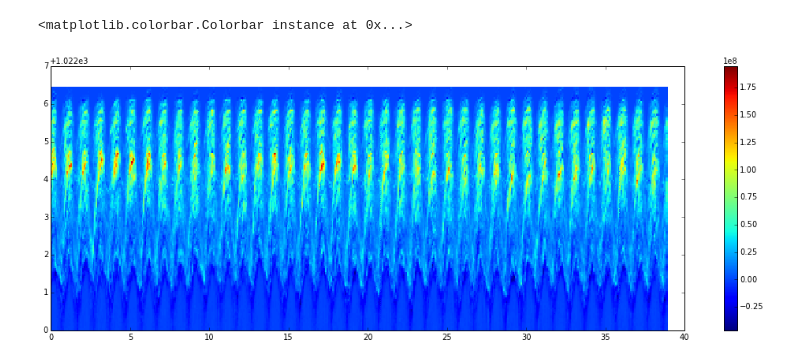
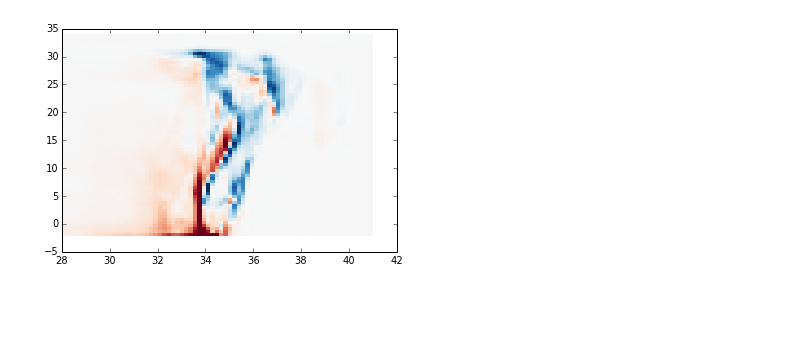
Before and after one commit to rabernat/pop_water_mass, a Jupyter notebook: notebooks/plot_transformation_rates.ipynb, the cells around one changed output. Saved outputs shown, nothing was run; the diff lists cells and outputs as text; code cells hidden in the pictures; blank space fills up the shorter version.

```diff
--- a/notebooks/plot_transformation_rates.ipynb
+++ b/notebooks/plot_transformation_rates.ipynb
@@ -4,0 +62,5 @@ from matplotlib import pyplot as plt
+# %%
+r = 'so'
+plt.plot(d[r]['rholevs'][1:] - 1000., np.cumsum(A_annmean[r][2]))
+for s in ['jja','djf']:
+    plt.plot(d[r]['rholevs'][1:] - 1000., np.cumsum(A_seasonal[r][s][2]))
@@ -5,7 +89,8 @@ from matplotlib import pyplot as plt
 # %%
-regions = ['natl', 'npac', 'so']
-d = dict()
+expt = 'hconst050'
+regions = ['natl', 'npac', 'so', 'globe']
+dts = dict()
+
 for r in regions:
-    d[r] = np.load('../data/A_%s.npz' % r)
-T = np.arange(d['natl']['A'].shape[0])/12.
-Sv = 1e6
+    dts[r] = np.load('../data/A_TS_%s_%s.npz' % (expt, r))
+T = np.arange(dts['natl']['A'].shape[0])/12.
@@ -20,7 +97,12 @@ plt.plot(d[r]['rholevs'][1:] - 1000., d[r]['A'].mean(axis=0).T/ Sv)
-# %%
-plt.figure(figsize=(18,6))
-plt.pcolormesh(T, d['natl']['rholevs'][1:], d['natl']['A'][:,2,:].T)
-plt.colorbar()
-# %% [output]
-<matplotlib.colorbar.Colorbar instance at 0x...>
-[figure, removed]
+# %%
+from watermasstools import transformation
+NT = 70
+NS = 72
+Tlevs = np.linspace(-2,34,NT)
+Slevs = np.linspace(28,41,NS)
+globe = transformation.TSWaterMassRegion(Tlevs=Tlevs, Slevs=Slevs)
+# %%
+plt.pcolormesh(globe.S, globe.T, dts['globe']['A'].mean(axis=0)[0,1]/Sv, cmap='RdBu_r')
+plt.clim([-20,20])
+# %% [output]
+[figure, added]
```
Also changed, not shown: parts of 7 cells of this notebook, 4 other files.
